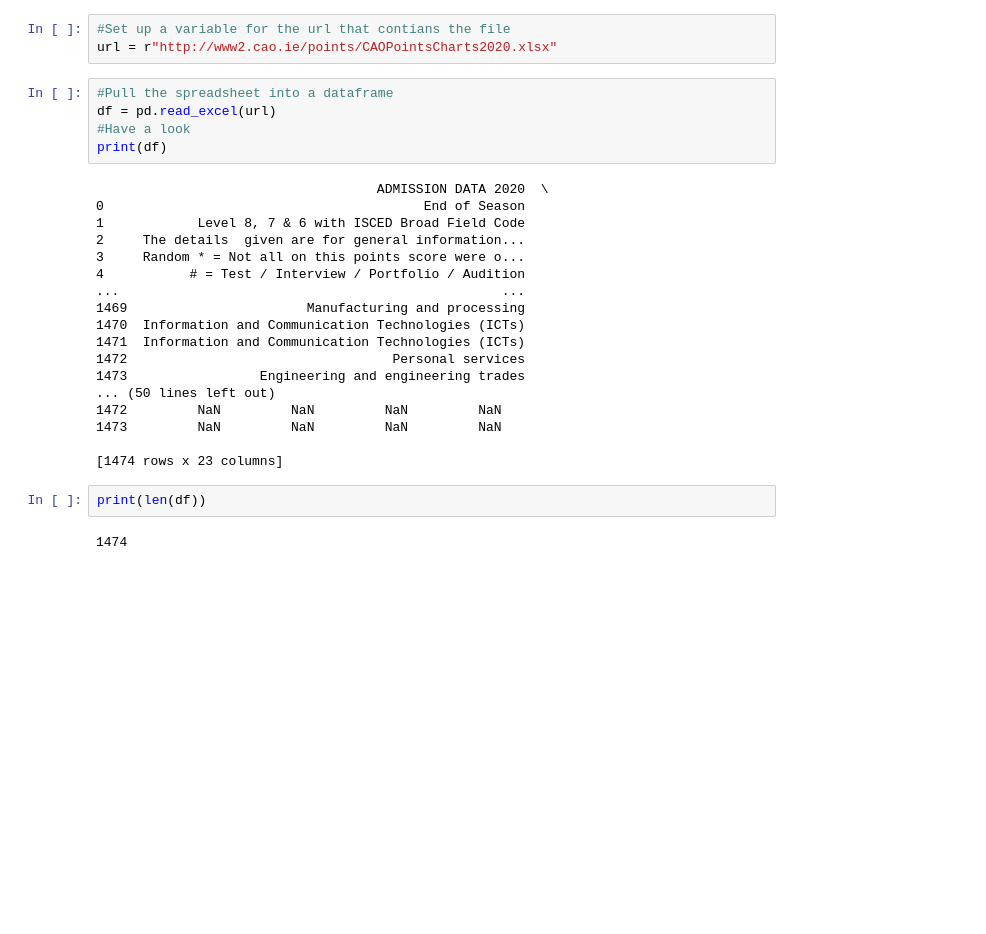
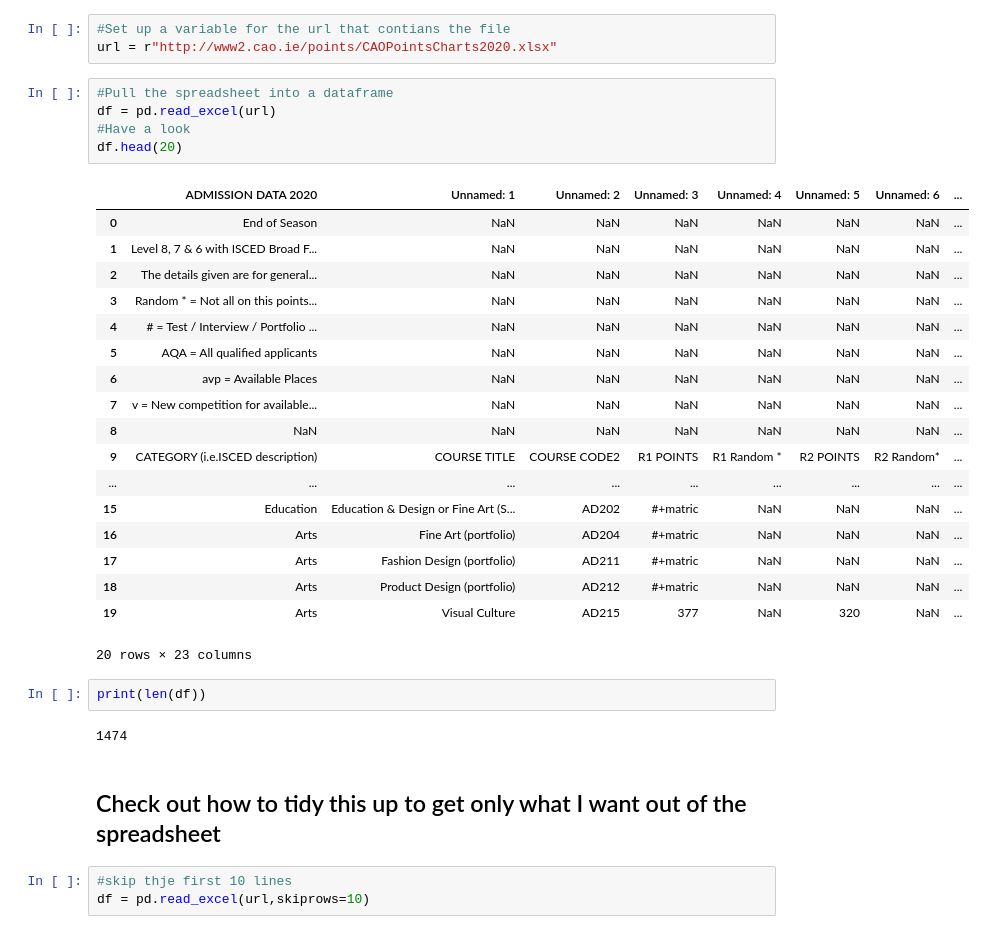
Before and after one commit to MarkJParry/FDA, a Jupyter notebook: Readexcel.ipynb, the cells around one changed output. Saved outputs shown, nothing was run; the diff lists cells and outputs as text; blank space fills up the shorter version.

```diff
--- a/Readexcel.ipynb
+++ b/Readexcel.ipynb
@@ -10,27 +10,33 @@ url = r"http://www2.cao.ie/points/CAOPointsCharts2020.xlsx"
 # %%
 #Pull the spreadsheet into a dataframe
 df = pd.read_excel(url)
 #Have a look
-print(df)
+df.head(20)
 # %% [output]
+|  | ADMISSION DATA 2020 | Unnamed: 1 | Unnamed: 2 | Unnamed: 3 | Unnamed: 4 | Unnamed: 5 | Unnamed: 6 | ... |
+| 0 | End of Season | NaN | NaN | NaN | NaN | NaN | NaN | ... |
+| 1 | Level 8, 7 & 6 with ISCED Broad F... | NaN | NaN | NaN | NaN | NaN | NaN | ... |
+| 2 | The details given are for general... | NaN | NaN | NaN | NaN | NaN | NaN | ... |
+| 3 | Random * = Not all on this points... | NaN | NaN | NaN | NaN | NaN | NaN | ... |
+| 4 | # = Test / Interview / Portfolio ... | NaN | NaN | NaN | NaN | NaN | NaN | ... |
+| 5 | AQA = All qualified applicants | NaN | NaN | NaN | NaN | NaN | NaN | ... |
+| 6 | avp = Available Places | NaN | NaN | NaN | NaN | NaN | NaN | ... |
+| 7 | v = New competition for available... | NaN | NaN | NaN | NaN | NaN | NaN | ... |
+| 8 | NaN | NaN | NaN | NaN | NaN | NaN | NaN | ... |
+| 9 | CATEGORY (i.e.ISCED description) | COURSE TITLE | COURSE CODE2 | R1 POINTS | R1 Random * | R2 POINTS | R2 Random* | ... |
+| ... | ... | ... | ... | ... | ... | ... | ... | ... |
+| 15 | Education | Education & Design or Fine Art (S... | AD202 | #+matric | NaN | NaN | NaN | ... |
+| 16 | Arts | Fine Art (portfolio) | AD204 | #+matric | NaN | NaN | NaN | ... |
+| 17 | Arts | Fashion Design (portfolio) | AD211 | #+matric | NaN | NaN | NaN | ... |
+| 18 | Arts | Product Design (portfolio) | AD212 | #+matric | NaN | NaN | NaN | ... |
+| 19 | Arts | Visual Culture | AD215 | 377 | NaN | 320 | NaN | ... |
-                                    ADMISSION DATA 2020  \
-0                                         End of Season
-1            Level 8, 7 & 6 with ISCED Broad Field Code
-2     The details  given are for general information...
-3     Random * = Not all on this points score were o...
-4           # = Test / Interview / Portfolio / Audition
-...                                                 ...
-1469                       Manufacturing and processing
-1470  Information and Communication Technologies (ICTs)
-1471  Information and Communication Technologies (ICTs)
-1472                                  Personal services
-1473                 Engineering and engineering trades
-... (50 lines left out)
-1472         NaN         NaN         NaN         NaN
-1473         NaN         NaN         NaN         NaN
-
-[1474 rows x 23 columns]
+20 rows × 23 columns
 # %%
 print(len(df))
 # %% [output]
 1474
+# %% [markdown]
+## Check out how to tidy this up to get only what I want out of the spreadsheet
+# %%
+#skip thje first 10 lines
+df = pd.read_excel(url,skiprows=10)
```
Also changed, not shown: parts of 7 cells of this notebook, 5 other files.
